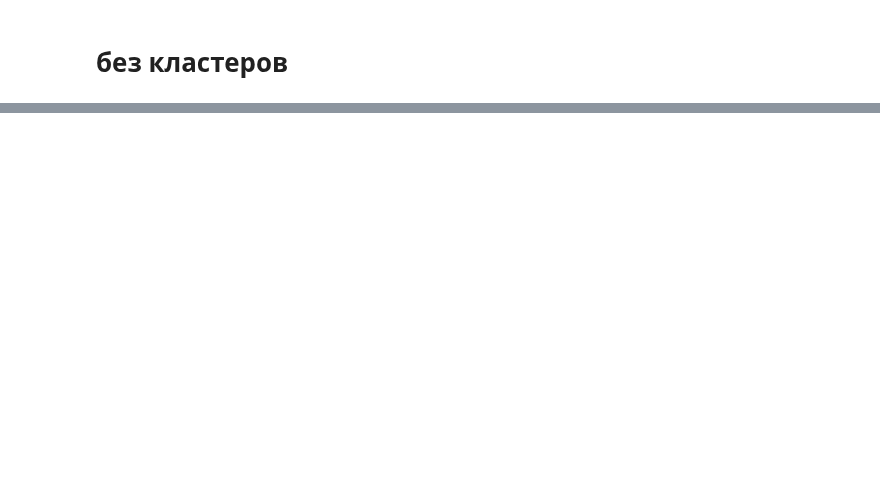
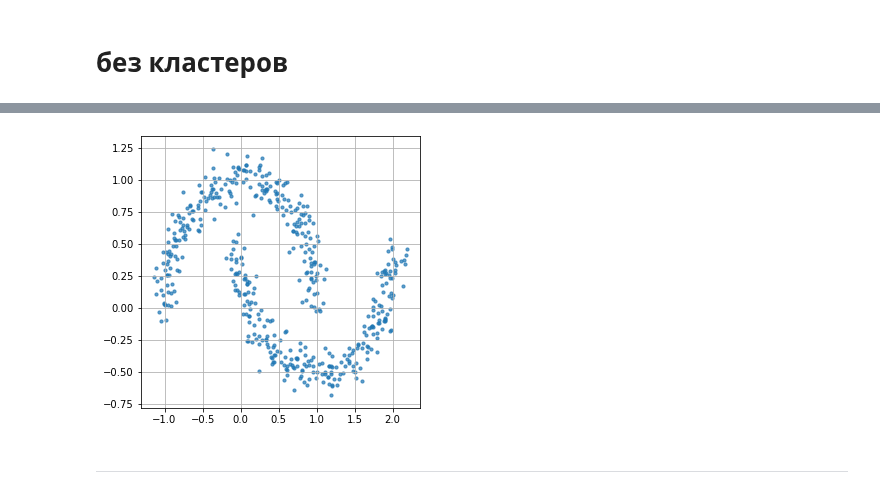
Before and after one commit to mechanoid5/ml_lectorium_legacy, a Jupyter notebook: examples/04-cluster/clusters.ipynb, the cells around one changed output, grey strips where cells are left out. Saved outputs shown, nothing was run; the diff lists cells and outputs as text; code cells hidden in the pictures; blank space fills up the shorter version.

```diff
--- a/examples/04-cluster/clusters.ipynb
+++ b/examples/04-cluster/clusters.ipynb
@@ -126,0 +121,3 @@ plt.scatter( x=d[0][:,0], y=d[0][:,1], s=10, alpha=0.5, c='b' )
+# %%
+n_samples = 500
+n_clst = 5
@@ -127,3 +159,19 @@ plt.scatter( x=d[0][:,0], y=d[0][:,1], s=10, alpha=0.5, c='b' )
+# %%
+from sklearn.datasets import make_moons
+
+X, y = make_moons(n_samples=n_samples,
+                  noise=.09,
+                  #shuffle=True,
+                  random_state=get_seed())
+
+plt.figure(figsize=[5,5])
+plt.scatter(X[:,0], X[:,1],s=10,alpha=0.7)
+plt.grid()
+plt.show()
+# %% [output]
+[figure, added]
+# %% [markdown]
+---
 # %%
 # # Author: Phil Roth <mr.phil.roth@gmail.com>
 # # License: BSD 3 clause
```
Also changed, not shown: parts of 14 cells of this notebook, 1 other file.
